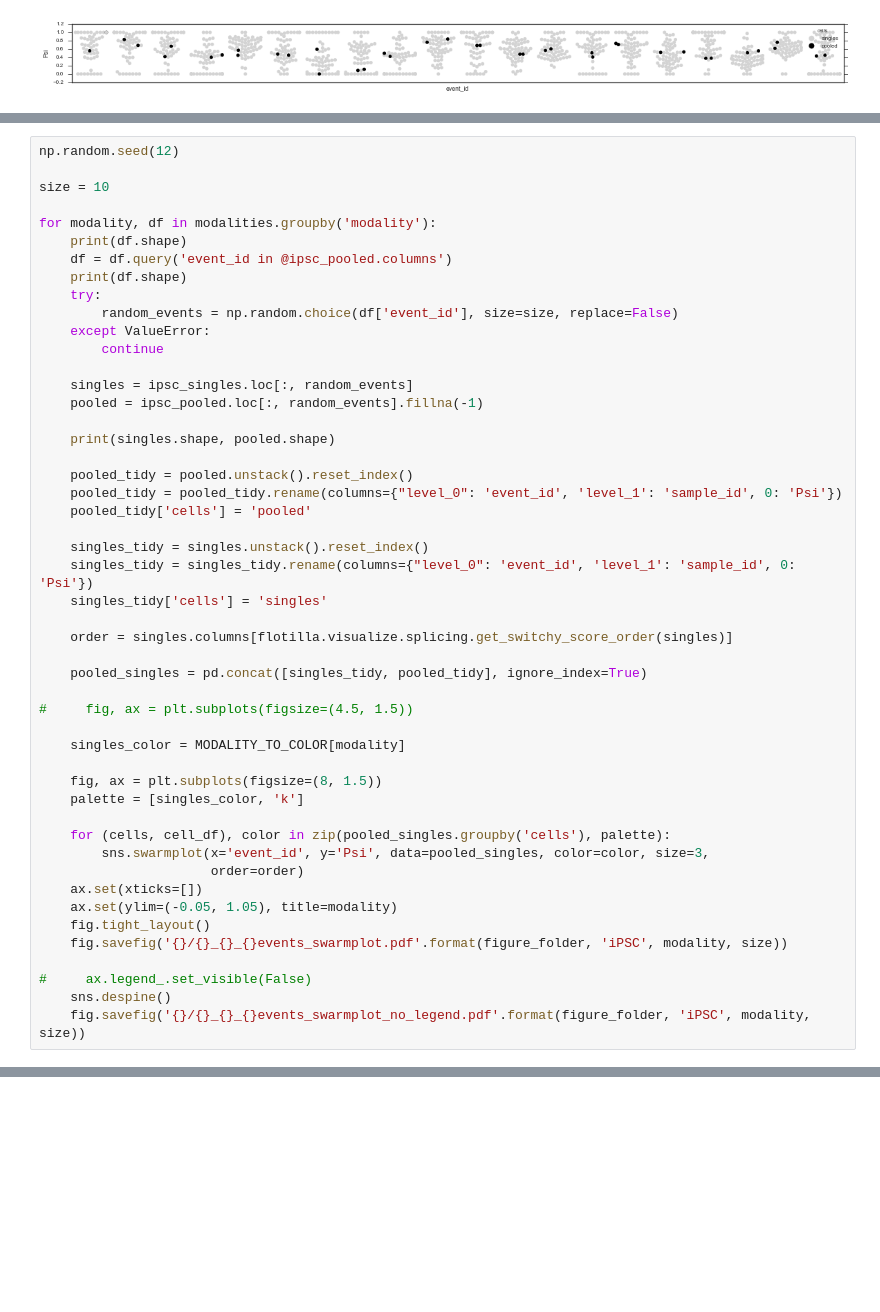
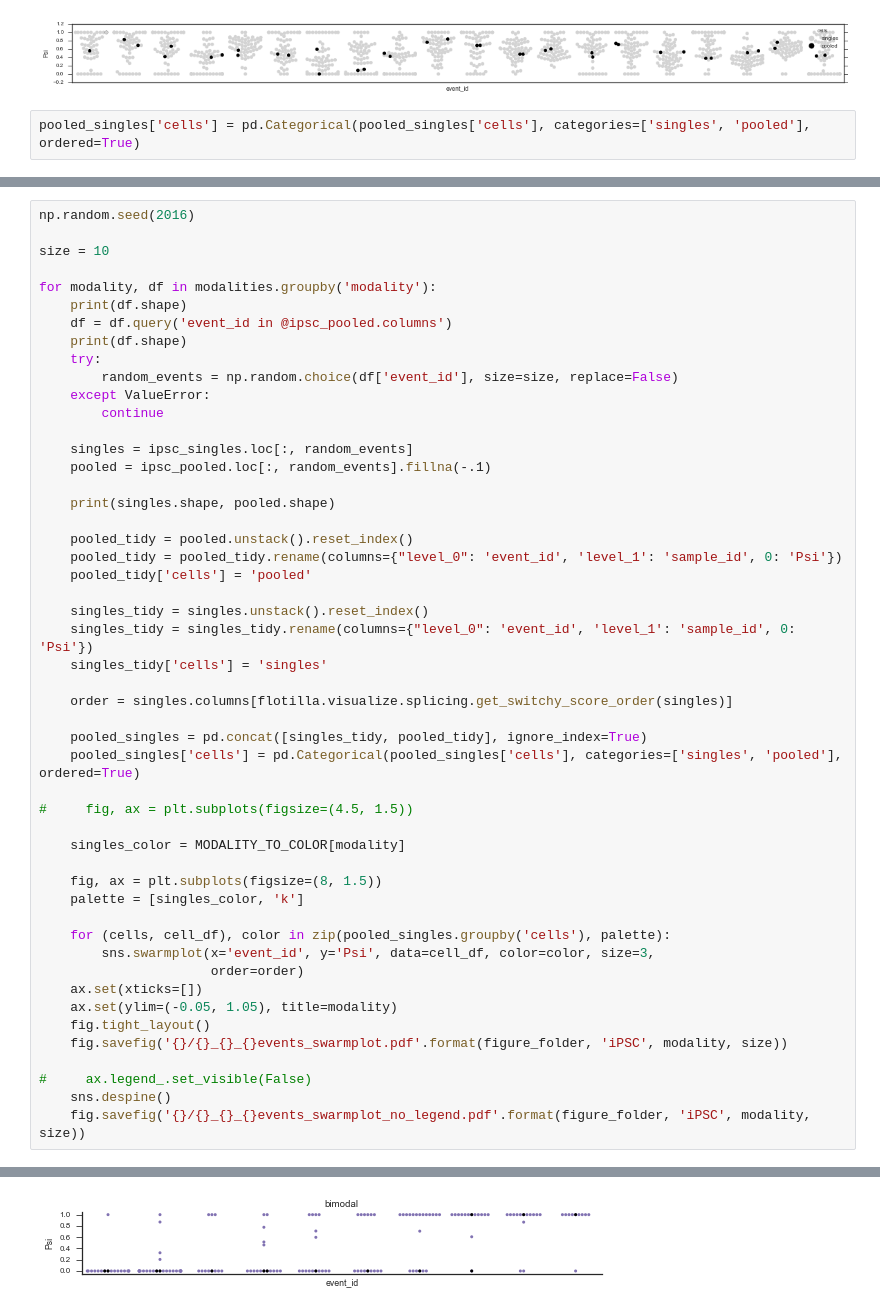
Before and after one commit to YeoLab/singlecell_pnm, a Jupyter notebook: 2._Figure_2/007_lavalamp_modalities.ipynb, the cells around one changed output, grey strips where cells are left out. Cells and saved outputs as stored; diff of their text form; blank space fills up the shorter version.

Commit message:
update swarmplot modalities with pooled ACTUALLY on; top

```diff
--- a/2._Figure_2/007_lavalamp_modalities.ipynb
+++ b/2._Figure_2/007_lavalamp_modalities.ipynb
@@ -170,3 +170,5 @@ ax.set(xticks=[])
 # %% [output]
 [[]]
 [figure]
+# %%
+pooled_singles['cells'] = pd.Categorical(pooled_singles['cells'], categories=['singles', 'pooled'], ordered=True)
@@ -173,5 +179,5 @@ ax.set(xticks=[])
 # %%
-np.random.seed(12)
+np.random.seed(2016)
 
 size = 10
 
@@ -185,7 +191,7 @@ for modality, df in modalities.groupby('modality'):
         continue
 
     singles = ipsc_singles.loc[:, random_events]
-    pooled = ipsc_pooled.loc[:, random_events].fillna(-1)
+    pooled = ipsc_pooled.loc[:, random_events].fillna(-.1)
 
     print(singles.shape, pooled.shape)
 
@@ -200,6 +206,7 @@ for modality, df in modalities.groupby('modality'):
     order = singles.columns[flotilla.visualize.splicing.get_switchy_score_order(singles)]
 
     pooled_singles = pd.concat([singles_tidy, pooled_tidy], ignore_index=True)
+    pooled_singles['cells'] = pd.Categorical(pooled_singles['cells'], categories=['singles', 'pooled'], ordered=True)
 
 #     fig, ax = plt.subplots(figsize=(4.5, 1.5))
 
@@ -209,7 +216,7 @@ for modality, df in modalities.groupby('modality'):
     palette = [singles_color, 'k']
 
     for (cells, cell_df), color in zip(pooled_singles.groupby('cells'), palette):
-        sns.swarmplot(x='event_id', y='Psi', data=pooled_singles, color=color, size=3,
+        sns.swarmplot(x='event_id', y='Psi', data=cell_df, color=color, size=3,
                       order=order)
     ax.set(xticks=[])
     ax.set(ylim=(-0.05, 1.05), title=modality)
@@ -219,3 +226,4 @@ for modality, df in modalities.groupby('modality'):
 #     ax.legend_.set_visible(False)
     sns.despine()
     fig.savefig('{}/{}_{}_{}events_swarmplot_no_legend.pdf'.format(figure_folder, 'iPSC', modality, size))
+# %% [output]
@@ -221,0 +244 @@ for modality, df in modalities.groupby('modality'):
+[figure, added]
```
Also changed, not shown: parts of 4 cells of this notebook, 8 other files.
